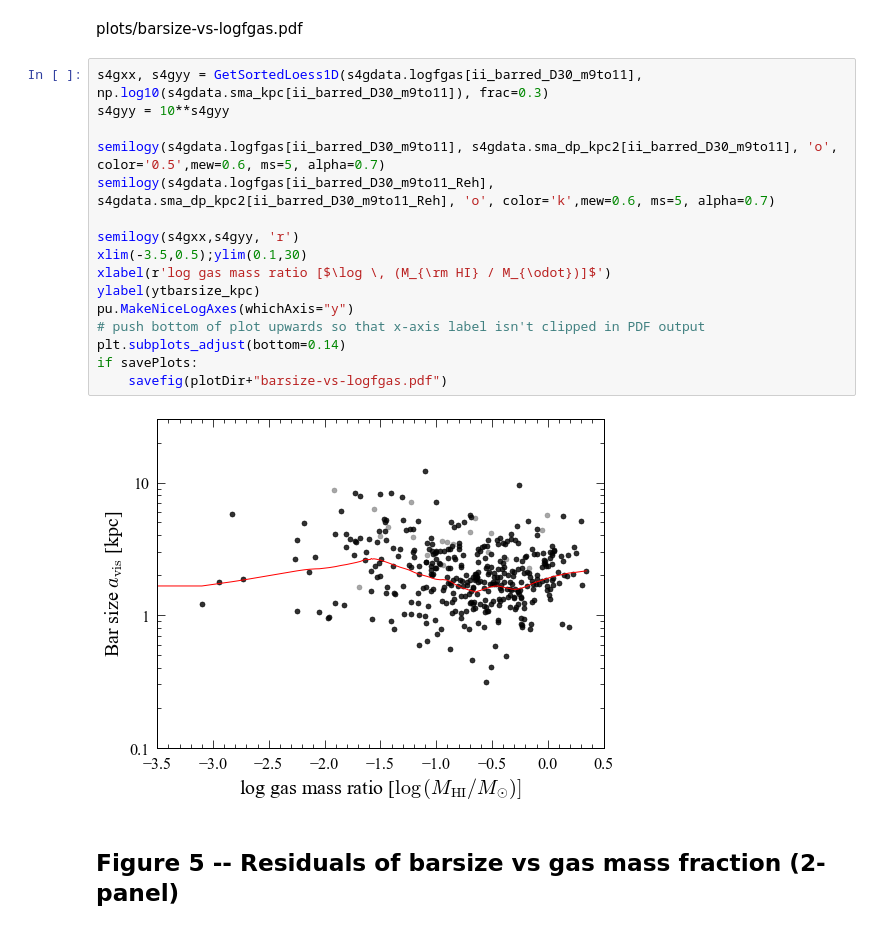
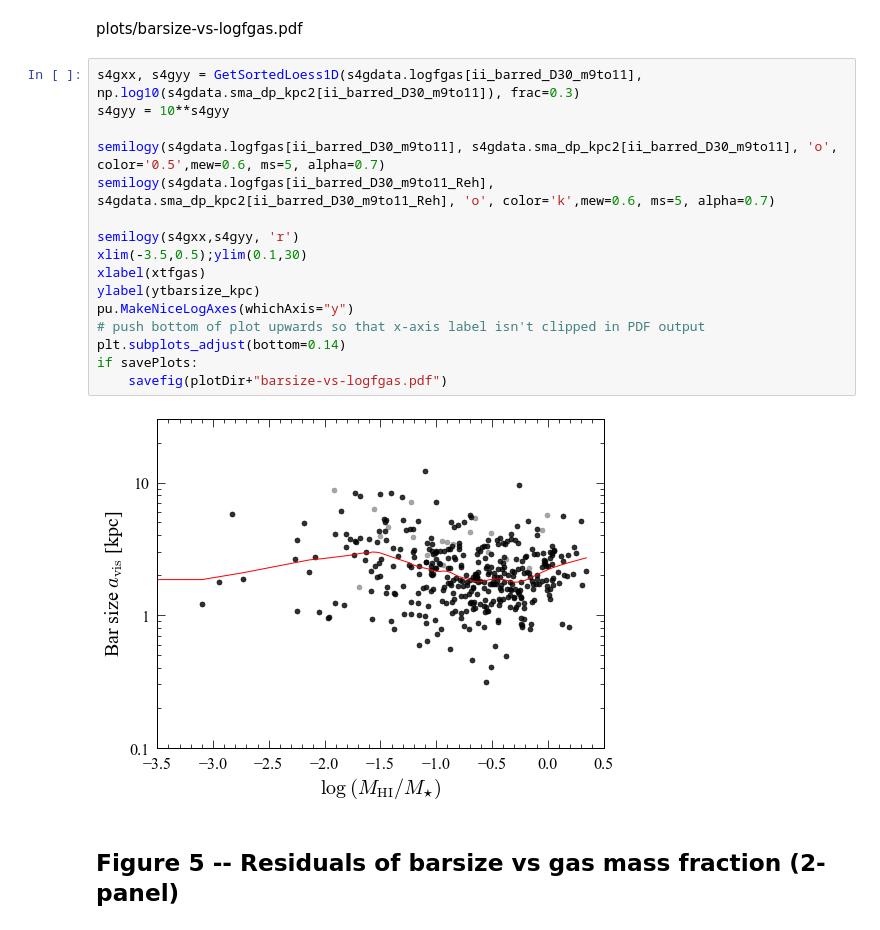
Before and after one commit to perwin/s4g_barsizes, a Jupyter notebook: barsizes_figures_for_paper.ipynb, the cells around one changed output. Saved outputs shown, nothing was run; the diff lists cells and outputs as text.

```diff
--- a/barsizes_figures_for_paper.ipynb
+++ b/barsizes_figures_for_paper.ipynb
@@ -413,23 +407,23 @@ if savePlots:
 # %% [markdown]
 plots/barsize-vs-logfgas.pdf
 # %%
-s4gxx, s4gyy = GetSortedLoess1D(s4gdata.logfgas[ii_barred_D30_m9to11], np.log10(s4gdata.sma_kpc[ii_barred_D30_m9to11]), frac=0.3)
+s4gxx, s4gyy = GetSortedLoess1D(s4gdata.logfgas[ii_barred_D30_m9to11], np.log10(s4gdata.sma_dp_kpc2[ii_barred_D30_m9to11]), frac=0.3)
 s4gyy = 10**s4gyy
 
 semilogy(s4gdata.logfgas[ii_barred_D30_m9to11], s4gdata.sma_dp_kpc2[ii_barred_D30_m9to11], 'o', color='0.5',mew=0.6, ms=5, alpha=0.7)
 semilogy(s4gdata.logfgas[ii_barred_D30_m9to11_Reh], s4gdata.sma_dp_kpc2[ii_barred_D30_m9to11_Reh], 'o', color='k',mew=0.6, ms=5, alpha=0.7)
 
 semilogy(s4gxx,s4gyy, 'r')
 xlim(-3.5,0.5);ylim(0.1,30)
-xlabel(r'log gas mass ratio [$\log \, (M_{\rm HI} / M_{\odot})]$')
+xlabel(xtfgas)
 ylabel(ytbarsize_kpc)
 pu.MakeNiceLogAxes(whichAxis="y")
 # push bottom of plot upwards so that x-axis label isn't clipped in PDF output
 plt.subplots_adjust(bottom=0.14)
 if savePlots:
     savefig(plotDir+"barsize-vs-logfgas.pdf")
 # %% [output]
-[figure, old version]
+[figure, new version]
 # %% [markdown]
 ## Figure 5 -- Residuals of barsize vs gas mass fraction (2-panel)
 # %% [markdown]
```
Also changed, not shown: parts of 11 cells of this notebook, 1 other file.
